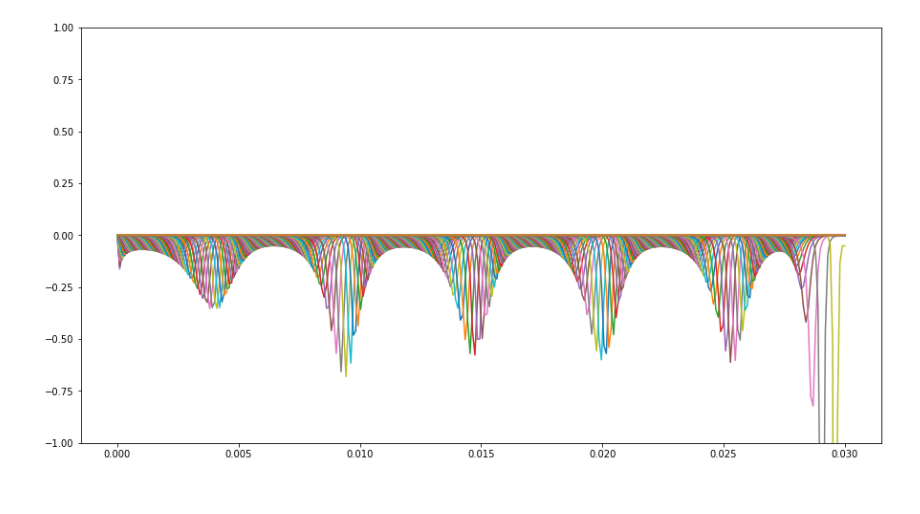
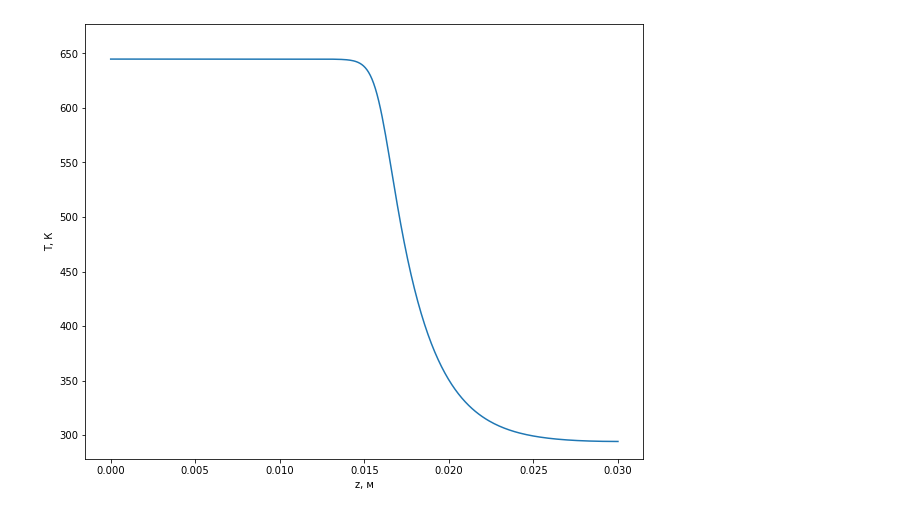
Before and after one commit to AntiFrizz1/numerical-analysis, a Jupyter notebook: course-project-second/main.ipynb, the cells around one changed output. Saved outputs shown, nothing was run; the diff lists cells and outputs as text; code cells hidden in the pictures.

Commit message:
add plots

```diff
--- a/course-project-second/main.ipynb
+++ b/course-project-second/main.ipynb
@@ -118,21 +130,2 @@ def explicit_downstream():
 # %%
 Ts, Xs, Ws = explicit_downstream()
-# %%
-def build_gif(Ys, name, step=100):
-    fig, ax = plt.subplots(figsize=(10,8))
-    min_y = np.min(Ys)
-    max_y = np.max(Ys)
-    ax.set_ylim(0.95*min_y, max_y*1.05)
-    x = np.linspace(a, b, num=z_steps)
-    line, = ax.plot(x, Ys[0])
-
-    def animate(i):
-        line.set_ydata(Ys[i])
-        return line,
-
-    def init():
-        line.set_ydata(np.ma.array(x, mask=True))
-        return line,
-
-    ani = animation.FuncAnimation(fig, animate, tnrange(0, t_steps, step), init, blit=True)
-    ani.save(name + '.gif', writer='pillow', fps=600)
@@ -216,4 +132,28 @@ build_image(Ts)
-# %%
-build_image1(Ws)
-# %% [output]
-[figure, removed]
+# %%
+def build_gif(Ys, name, xlabel_name, ylabel_name, min_lim=0, max_lim=0, step=100):
+    fig, ax = plt.subplots(figsize=(10,8))
+    if min_lim == 0:
+        min_lim = np.min(Ys)
+
+    if max_lim == 0:
+        max_lim = np.max(Ys)
+    ax.set_ylim(0.95*min_lim, max_lim*1.05)
+    plt.xlabel(xlabel_name)
+    plt.ylabel(ylabel_name)
+    x = np.linspace(a, b, num=z_steps)
+    line, = ax.plot(x, Ys[0])
+
+    def animate(i):
+        line.set_ydata(Ys[i])
+        return line,
+
+    def init():
+        line.set_ydata(np.ma.array(x, mask=True))
+        return line,
+
+    ani = animation.FuncAnimation(fig, animate, tnrange(0, t_steps, step), init, blit=True)
+    ani.save(name + '.gif', writer='pillow', fps=600)
+# %%
+build_gif(Ts, 'T_regular', 'z, м', 'T, К')
+# %% [output]
+[figure, added]
```
Also changed, not shown: parts of 44 cells of this notebook, 15 other files.
